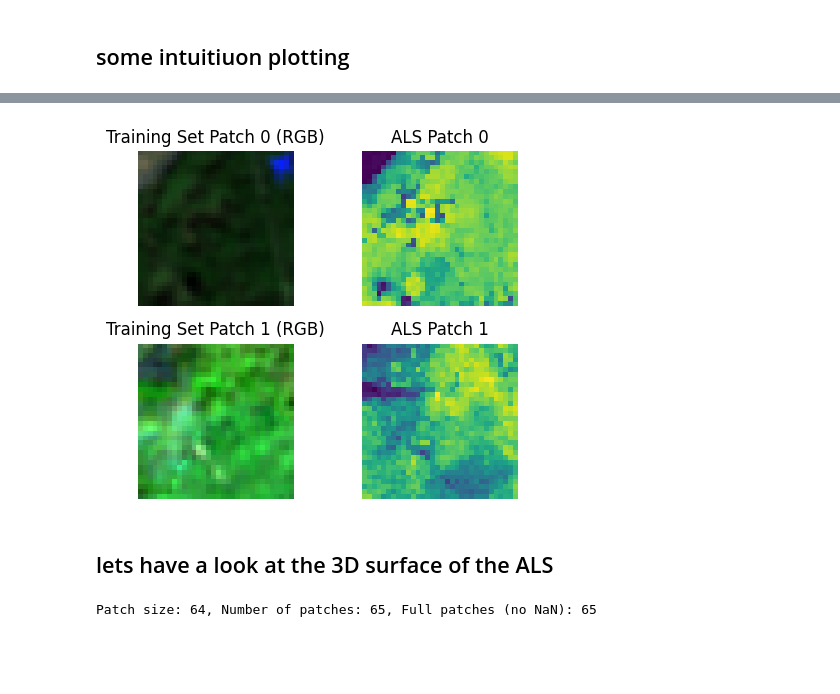
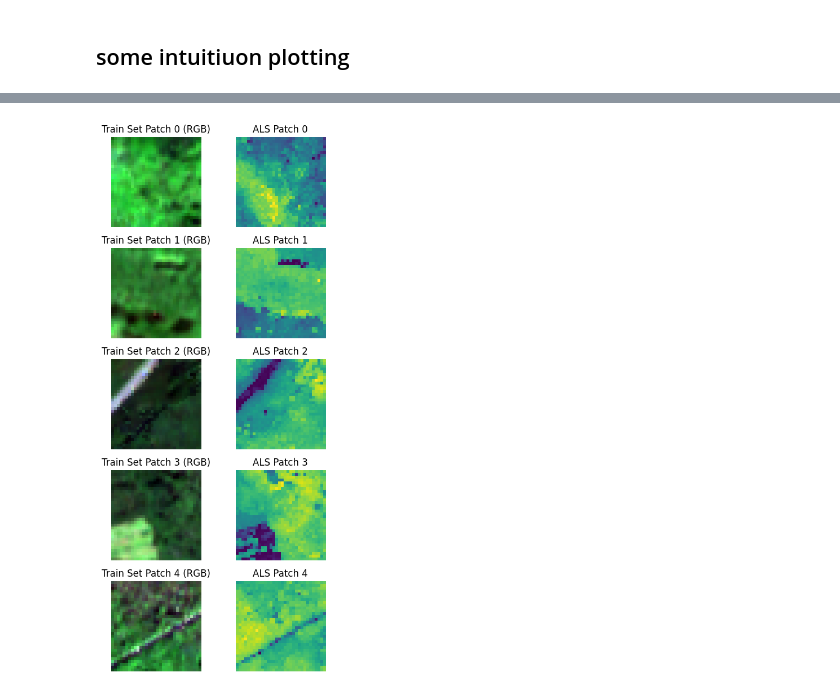
Before and after one commit to fizz-x/TreeHeads, a Jupyter notebook: processing/04_patching.ipynb, the cells around one changed output, grey strips where cells are left out. Drawn from its saved outputs; the diff is of its cells as text; code cells hidden in the pictures; blank space fills up the shorter version.

```diff
--- a/processing/04_patching.ipynb
+++ b/processing/04_patching.ipynb
@@ -365,10 +365,10 @@ als = als_np2 #[als_np, als_np2]
 #fmask = fmask2 #[fmask1, fmask2]
 
 #s2_arr, als_arr, fmask_arr, combined_arr = extract_patches_with_resampled_data(s2, als, fmask2, p, only_full_patches=True)
-s2_arr, als_arr, fmask_arr, combined_arr, _ = extract_patches_withnanpc(s2, als, fmask, p, nan_percent_allowed=8, verbose=True)
+s2_arr, als_arr, fmask_arr, combined_arr, _ = extract_patches_withnanpc(s2, als, fmask2, p, nan_percent_allowed=8, verbose=True)
 
 # plot some patches directly here
-n_patches = 20
+n_patches = 5
 fig, axes = plt.subplots(n_patches, 2, figsize=(5, 2 * n_patches))
 
 for idx in range(n_patches):
@@ -441,34 +441,32 @@ Site 2: X_test shape: (64, 13, 32, 32), y_test shape: (64, 32, 32)
 def plot_patches(X, Y, title, n_patches=5):
     fig, axes = plt.subplots(n_patches, 2, figsize=(5, 2 * n_patches))
     for idx in range(n_patches):
         # S2 RGB composite (bands 10, 3, 0 if available)
         if X.shape[1] >= 4:
             rgb = np.stack([
                 X[idx, 10],  # band 10 (red)
                 X[idx, 3],   # band 3 (green)
                 X[idx, 0],   # band 0 (blue)
             ], axis=-1)
             rgb = (rgb - np.nanmin(rgb)) / (np.nanmax(rgb) - np.nanmin(rgb) + 1e-6)
             axes[idx, 0].imshow(rgb)
             axes[idx, 0].set_title(f"{title} Patch {idx} (RGB)")
         else:
             axes[idx, 0].imshow(X[idx, 0], cmap='gray')
             axes[idx, 0].set_title(f"{title} Patch {idx} (Band 0)")
 
         # ALS patch
         axes[idx, 1].imshow(Y[idx], cmap='viridis')
         axes[idx, 1].set_title(f"ALS Patch {idx}")
 
         for j in range(2):
             axes[idx, j].axis('off')
 
     plt.tight_layout()
     plt.show()
 # Plot the training patches
-plot_patches(X_train2, y_train2, "Training Set", n_patches=2)
+plot_patches(X_train2, y_train2, "Train Set", n_patches=5)
 # Plot the test patches
 #plot_patches(X_test, "Test Set", n_patches=5)
 # %% [output]
-[figure, old version]
+[figure, new version]
-# %% [markdown]
-## lets have a look at the 3D surface of the ALS
@@ -503,5 +472,0 @@ def plot_als_3d_patches(als_patches, n_patches=5):
-# %%
-p=64
-_, als_resp, _ = extract_patches_with_resampled_data(s2_np, als_np, p, only_full_patches=True)
-# %% [output]
-Patch size: 64, Number of patches: 65, Full patches (no NaN): 65
```
Also changed, not shown: parts of 4 cells of this notebook, 11 other files.
